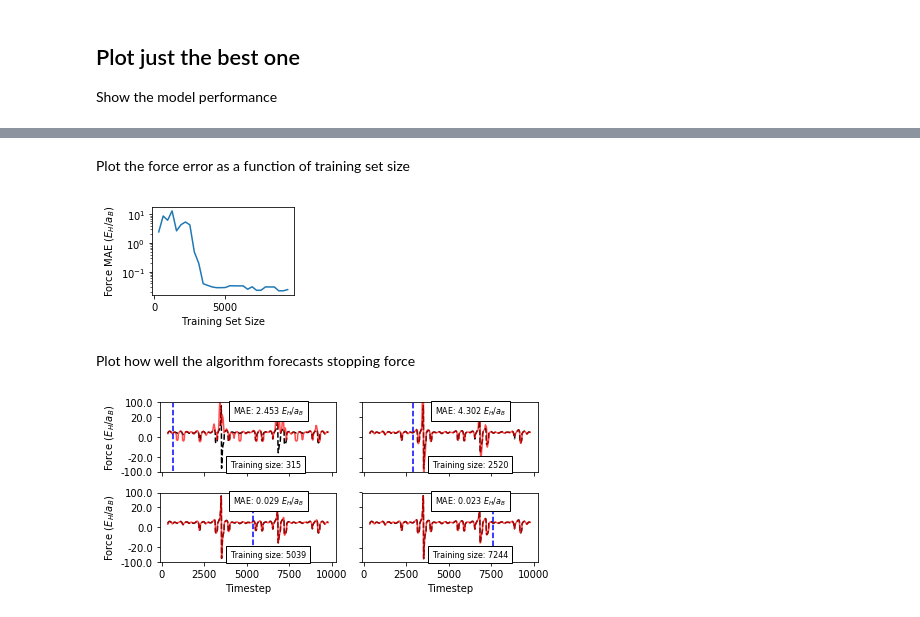
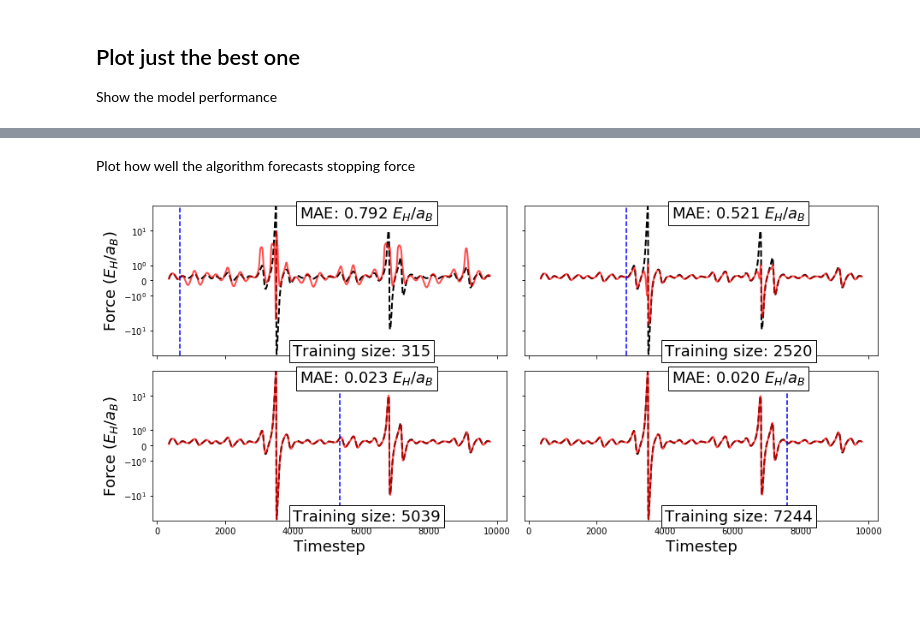
Before and after one commit to globus-labs/stopping-power-ml, a Jupyter notebook: build-machine-learning-model.ipynb, the cells around one changed output, grey strips where cells are left out. Saved outputs shown, nothing was run; the diff lists cells and outputs as text; code cells hidden in the pictures; blank space fills up the shorter version.

```diff
--- a/build-machine-learning-model.ipynb
+++ b/build-machine-learning-model.ipynb
@@ -285,5 +260,5 @@ fig.savefig('figures/ml_algorithm_error.png', dpi=320)
 # %% [markdown]
 Get the best model
 # %%
-best_model = over_time_results.iloc[-1].name
+best_model = over_time_results.iloc[0].name
 assert best_model == 'lasso+bayes_poly' # Make sure it doesn't change when re-running
@@ -354,63 +273,35 @@ fig.savefig('figures/stopping_power_bayes.png', dpi=320)
-# %% [markdown]
-Plot the force error as a function of training set size
-# %%
-fig, ax = plt.subplots()
-
-
-mae = [ np.abs(data['force'] - t).mean() for t in best_results['over_time']['traj'] ]
-
-ax.semilogy(best_results['over_time']['training_size'], mae)
-
-
-ax.set_xlabel('Training Set Size')
-ax.set_ylabel('Force MAE ($E_H/a_B$)')
-
-fig.set_size_inches(3, 2)
-
-fig.tight_layout()
-fig.savefig('figures/mae_training_size.pdf')
-fig.savefig('figures/mae_training_size.png', dpi=320)
-# %% [output]
-[figure, removed]
 # %% [markdown]
 Plot how well the algorithm forecasts stopping force
 # %%
 fig, axs = plt.subplots(2, 2, sharex=True, sharey=True)
 
 
 for f,ax in zip([0,int(0.25*num_tests),int(0.5*num_tests),int(0.75*num_tests)],axs.flatten()):
 
-    ax.plot(data['timestep'], scale_force(data['force']), 'k--')
+    ax.plot(data['timestep'], data['force'], 'k--', lw=2)
     ax.set_ylim(ax.get_ylim()) # Make sure the scales stay appropriate
 
     traj = best_results['over_time']['traj'][f]
-    ax.plot(data['timestep'], scale_force(traj), 'r-', alpha=0.7)
+    ax.plot(data['timestep'], traj, 'r-', alpha=0.7, lw=2)
     traj_error = np.abs(traj - data['force']).mean()
 
-    ax.text(4200, scale_force(30), 'MAE: %.3f $E_H/a_B$'%traj_error, fontsize=8,
+    ax.text(4200, 30, 'MAE: %.3f $E_H/a_B$'%traj_error, fontsize=18,
            bbox=dict(edgecolor='k', facecolor='w'))
 
-    ax.text(4000, -4, 'Training size: %d'%best_results['over_time']['training_size'][f],
-            fontsize=8,
+    ax.text(4000, -80, 'Training size: %d'%best_results['over_time']['training_size'][f],
+            fontsize=18,
            bbox=dict(edgecolor='k', facecolor='w'))
 
     ax.plot([best_results['over_time']['step'][f],]*2, ax.get_ylim(), 'b--')
 
-axs[1,0].set_xlabel('Timestep')
-axs[1,1].set_xlabel('Timestep')
-axs[0,0].set_ylabel('Force ($E_H/a_B$)')
-axs[1,0].set_ylabel('Force ($E_H/a_B$)')
+    ax.set_yscale('symlog')
 
-# Unscale force
-y_ticks = [-100, -20, 0, 20, 100]
-axs[0,0].set_yticks(scale_force(y_ticks))
-axs[0,0].set_yticklabels(['%.1f'%f for f in y_ticks])
-axs[1,0].set_yticks(scale_force(y_ticks))
-axs[1,0].set_yticklabels(['%.1f'%f for f in y_ticks])
+axs[1,0].set_xlabel('Timestep', fontsize=18)
+axs[1,1].set_xlabel('Timestep', fontsize=18)
+axs[0,0].set_ylabel('Force ($E_H/a_B$)', fontsize=18)
+axs[1,0].set_ylabel('Force ($E_H/a_B$)', fontsize=18)
 
-fig.set_size_inches(6.5,3)
+fig.set_size_inches(13,6)
 fig.tight_layout()
-fig.savefig('figures/ml_over_time.pdf')
-fig.savefig('figures/ml_over_time.png', dpi=320)
 # %% [output]
-[figure, old version]
+[figure, new version]
```
Also changed, not shown: parts of 69 cells of this notebook, 2 other files.
